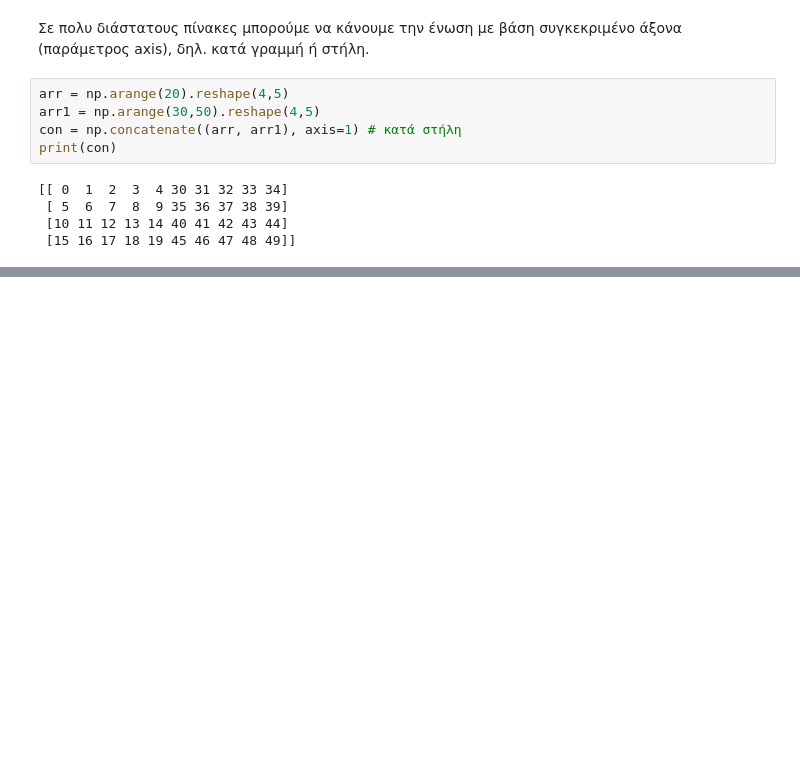
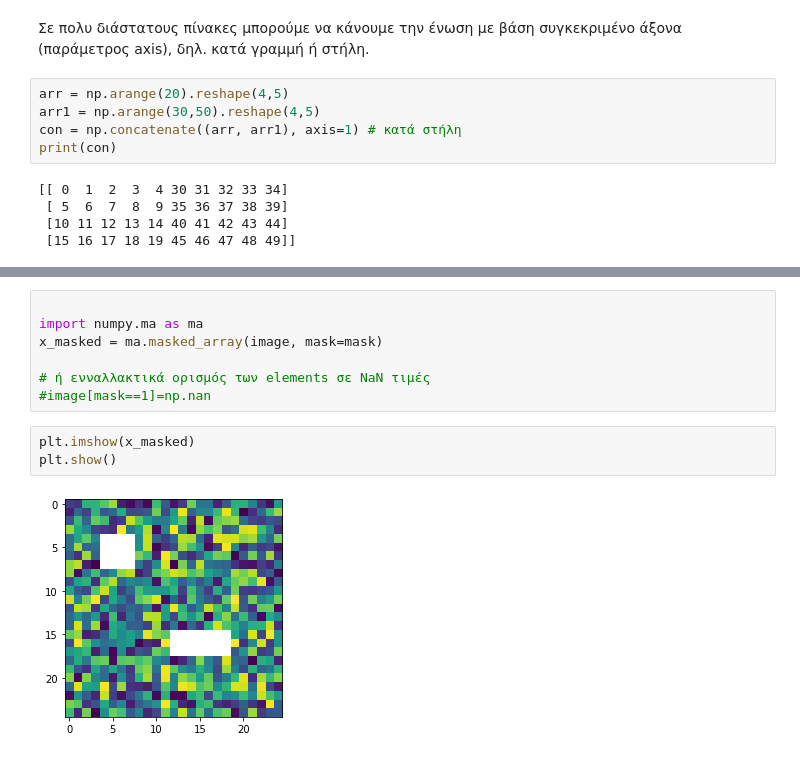
Before and after one commit to kokkytos/programming, a Jupyter notebook: _build/jupyter_execute/notebooks/Lesson_11.ipynb, the cells around one changed output, grey strips where cells are left out. Cells and saved outputs as stored; diff of their text form; blank space fills up the shorter version.

```diff
--- a/_build/jupyter_execute/notebooks/Lesson_11.ipynb
+++ b/_build/jupyter_execute/notebooks/Lesson_11.ipynb
@@ -506,0 +642,12 @@ print(con)
+# %%
+
+import numpy.ma as ma
+x_masked = ma.masked_array(image, mask=mask)
+
+# ή ενναλλακτικά ορισμός των elements σε NaN τιμές
+#image[mask==1]=np.nan
+# %%
+plt.imshow(x_masked)
+plt.show()
+# %% [output]
+[figure, added]
```
Also changed, not shown: parts of 55 cells of this notebook, 47 other files.
